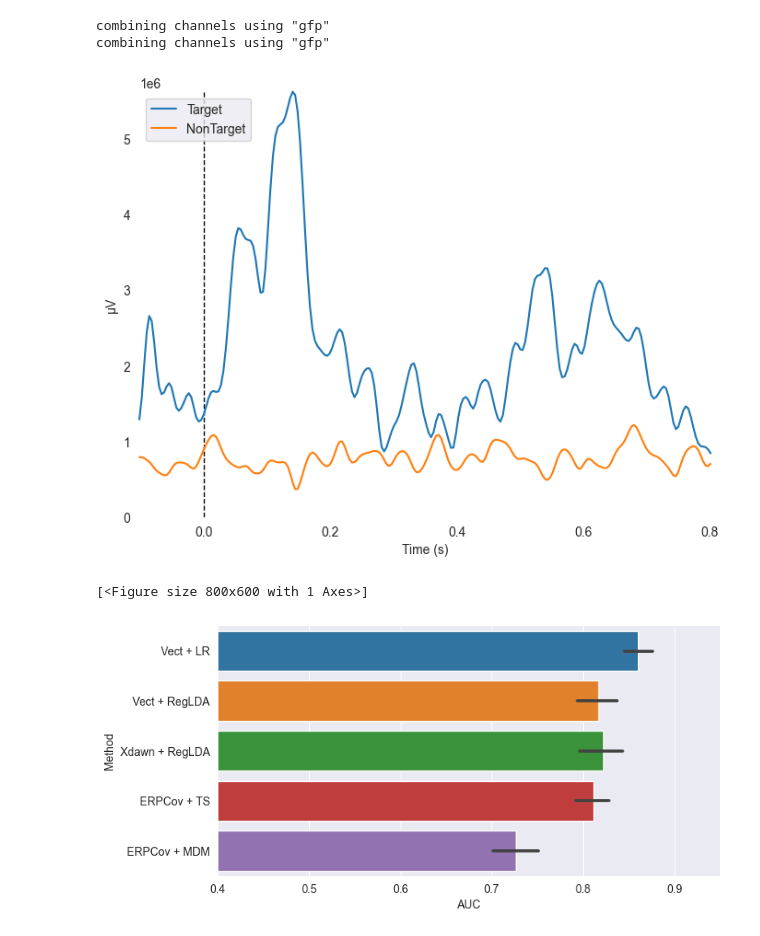
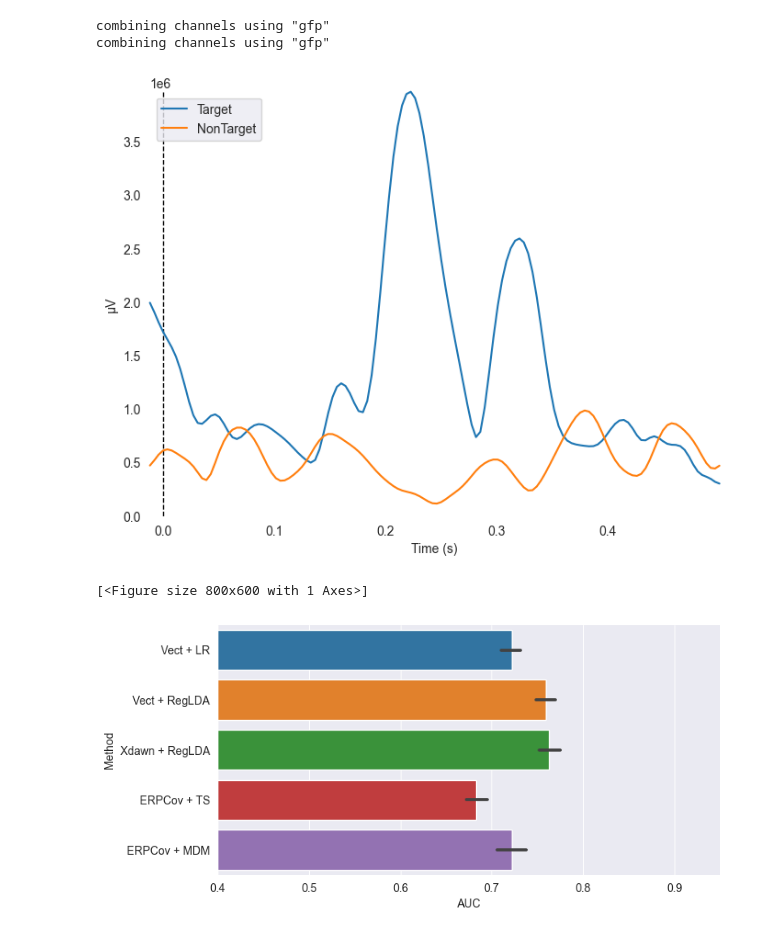
Before and after one commit to vtr0n/p300-speller, a Jupyter notebook: notebooks/p300.ipynb, the cells around one changed output. Drawn from its saved outputs; the diff is of its cells as text; code cells hidden in the pictures.

```diff
--- a/notebooks/p300.ipynb
+++ b/notebooks/p300.ipynb
@@ -22,6 +22,8 @@ from p300.stimulus import StimulusHelper
 # %%
 files = glob.glob('../data/*/train_*.fif')
 # %%
+from p300.config import EPOCHS_TMIN, EPOCHS_TMAX
+
 epoch_list = []
 for file in files:
     raw = mne.io.read_raw_fif(file, preload=True)  # type: RawEDF
@@ -29,7 +31,7 @@ for file in files:
 
     events = mne.find_events(raw)
     event_id = StimulusHelper.get_train_event_id()
-    epoch = mne.Epochs(raw, events, event_id, tmin=-0.1, tmax=0.8, baseline=None, preload=True)
+    epoch = mne.Epochs(raw, events, event_id, tmin=EPOCHS_TMIN, tmax=EPOCHS_TMAX, baseline=None, preload=True)
     epoch_list.append(epoch)
 
 epochs = mne.concatenate_epochs(epoch_list)  # type: mne.Epochs
@@ -100,11 +103,11 @@ mne.viz.plot_compare_evokeds([e1, e2])
 # %% [output]
 combining channels using "gfp"
 combining channels using "gfp"
-[figure, old version]
+[figure, new version]
 [<Figure size 800x600 with 1 Axes>]
 # %%
 clfs = OrderedDict()
-clfs['Vect + LR'] = make_pipeline(Vectorizer(), StandardScaler(), LogisticRegression(max_iter=1000))
+clfs['Vect + LR'] = make_pipeline(Vectorizer(), StandardScaler(), LogisticRegression(max_iter=10000))
 clfs['Vect + RegLDA'] = make_pipeline(Vectorizer(), LDA(shrinkage='auto', solver='eigen'))
 clfs['Xdawn + RegLDA'] = make_pipeline(Xdawn(2, classes=[1]), Vectorizer(), LDA(shrinkage='auto', solver='eigen'))
 clfs['ERPCov + TS'] = make_pipeline(ERPCovariances(), TangentSpace(), LogisticRegression())
@@ -112,24 +115,24 @@ clfs['ERPCov + MDM'] = make_pipeline(ERPCovariances(), MDM())
 # %%
 X = epochs.get_data()
 y = epochs.events[:, -1]
 
 # define cross validation
 cv = StratifiedShuffleSplit(n_splits=20, test_size=0.25, random_state=42)
 
 # run cross validation for each pipeline
 auc = []
 methods = []
 for m in clfs:
-    res = cross_val_score(clfs[m], X, y == 1, scoring='roc_auc', cv=cv, n_jobs=-1)
+    res = cross_val_score(clfs[m], X, y, scoring='roc_auc', cv=cv, n_jobs=-1)
     auc.extend(res)
     methods.extend([m] * len(res))
 
 results = pd.DataFrame(data=auc, columns=['AUC'])
 results['Method'] = methods
 
 plt.figure(figsize=[8, 4])
 sns.barplot(data=results, x='AUC', y='Method')
 plt.xlim(0.4, 0.95)
 sns.despine()
 # %% [output]
-[figure, old version]
+[figure, new version]
```
Also changed, not shown: parts of 4 cells of this notebook, 12 other files.
